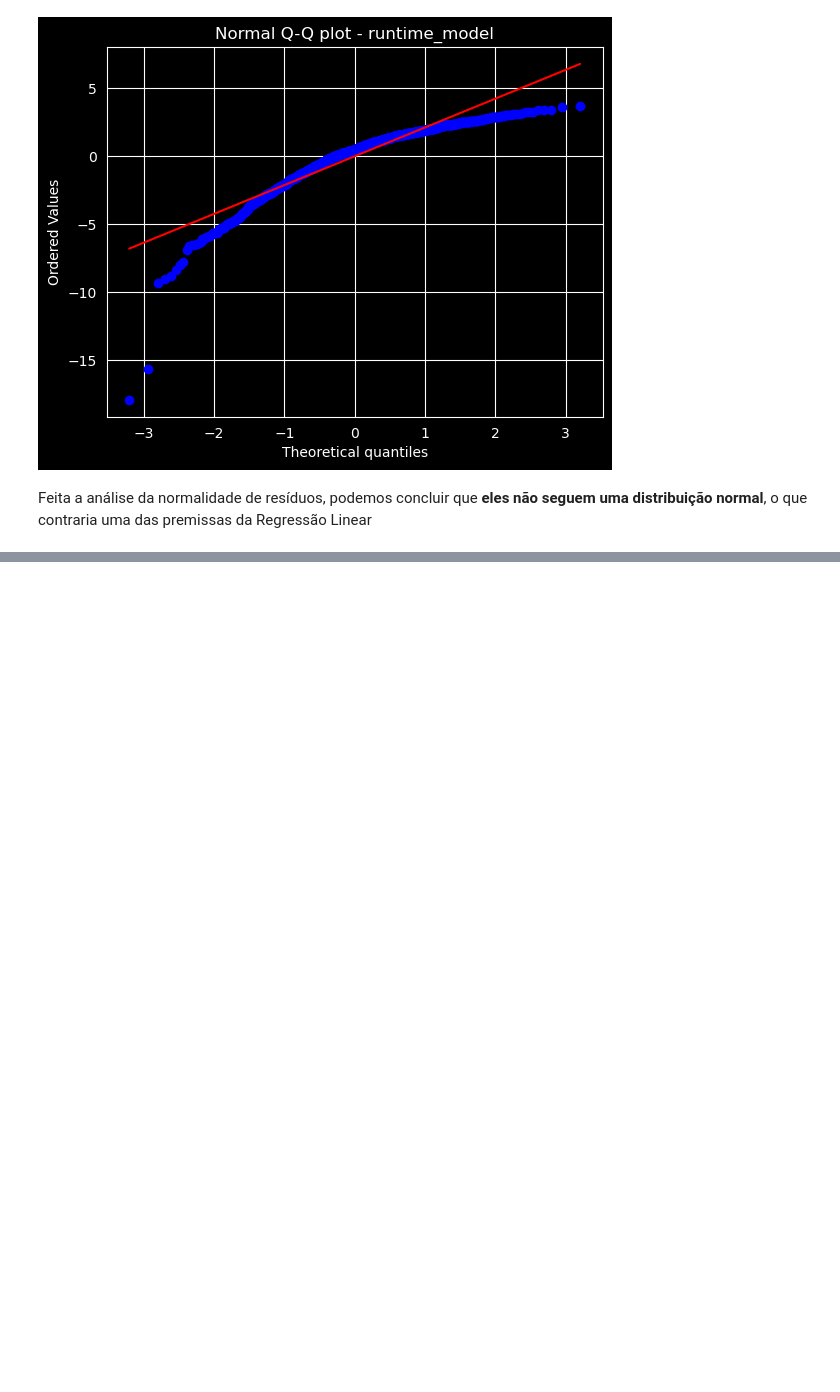
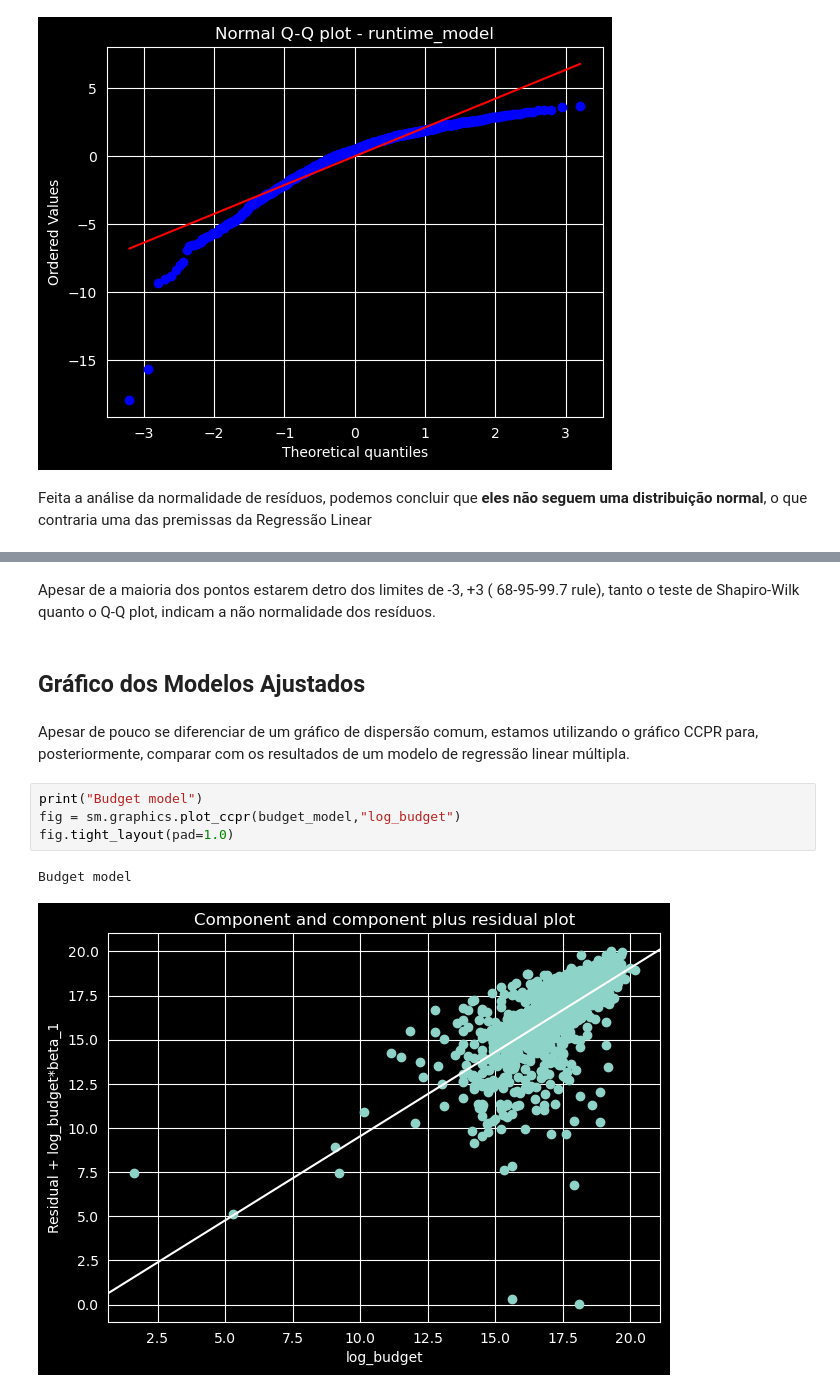
Before and after one commit to LucasPeil/movies_analysis, a Jupyter notebook: movies_analysis.ipynb, the cells around one changed output, grey strips where cells are left out. Cells and saved outputs as stored; diff of their text form; blank space fills up the shorter version.

Commit message:
Iniciando a regressao linear multipla

```diff
--- a/movies_analysis.ipynb
+++ b/movies_analysis.ipynb
@@ -304,0 +324,14 @@ Feita a análise da normalidade de resíduos, podemos concluir que **eles não s
+# %% [markdown]
+Apesar de a maioria dos pontos estarem detro dos limites de -3, +3 ( 68-95-99.7 rule), tanto o teste de Shapiro-Wilk quanto o Q-Q plot, indicam
+a não normalidade dos resíduos.
+# %% [markdown]
+## Gráfico dos Modelos Ajustados
+# %% [markdown]
+Apesar de pouco se diferenciar de um gráfico de dispersão comum, estamos utilizando o gráfico CCPR para, posteriormente, comparar com os resultados de um modelo de regressão linear múltipla.
+# %%
+print("Budget model")
+fig = sm.graphics.plot_ccpr(budget_model,"log_budget")
+fig.tight_layout(pad=1.0)
+# %% [output]
+Budget model
+[figure, added]
```
Also changed, not shown: parts of 12 cells of this notebook, 2 other files.
